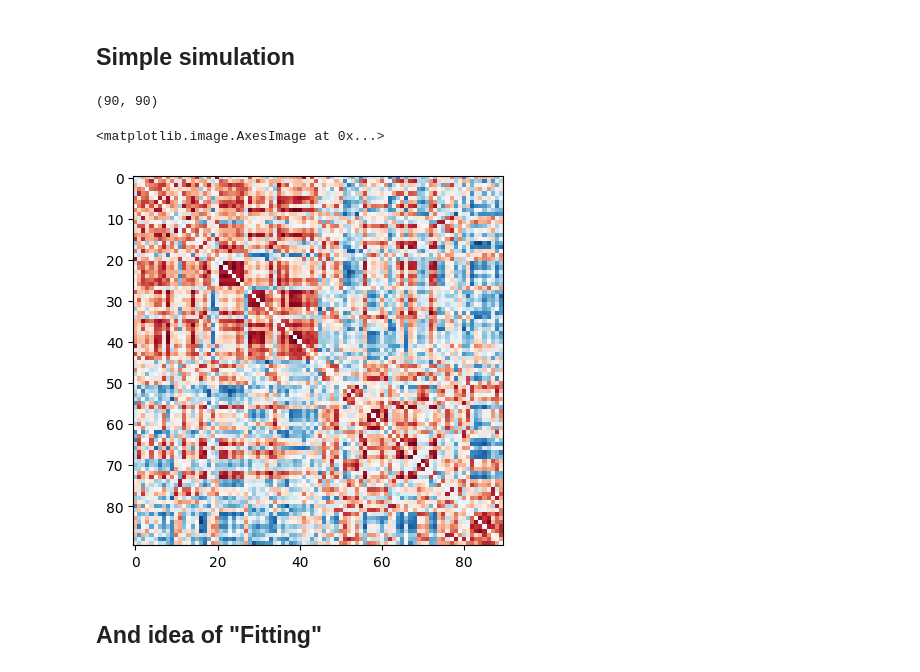
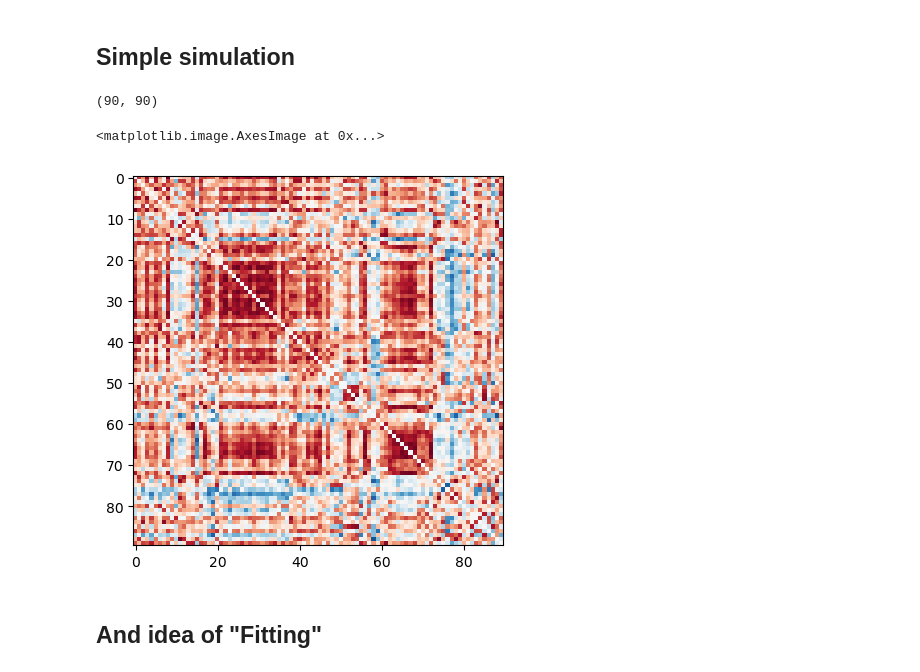
Before and after one commit to Picardian14/fastHDMF-code, a Jupyter notebook: notebooks/examples.ipynb, the cells around one changed output. Cells and saved outputs as stored; diff of their text form; code cells hidden in the pictures.

```diff
--- a/notebooks/examples.ipynb
+++ b/notebooks/examples.ipynb
@@ -10,34 +10,35 @@ from pathlib import Path
 from fastHDMF.helper_functions import filter_bold
 from matplotlib import pyplot as plt
 
 repo_root = Path.cwd() if (Path.cwd() / "data").exists() else Path.cwd().parent
 C = np.loadtxt(repo_root / "data/SCs/Averaged_SCs/aal/healthy_average.csv", delimiter=",")
 C = 0.2 * C / C.max()
 N = C.shape[0]
 
 G = 2.0
 nb_steps = 50_000
 TR = 2.0 # This should match the TR of the fMRI data, always ask this value
 seed = 1  # change for another realization; keep fixed for reproducibility
 burnout = 5  # discarded BOLD volumes. This is important because it takes some time for the system to reach a stable state.
 #              The first 5 volumes are discarded to avoid this transient effect.
 
 params = dmf.default_params(
     C=C, G=G, TR=TR, seed=seed,
     with_plasticity=False, with_decay=False,
     return_bold=True, return_rate=False, return_fic=False,
+    sn0=0.001, sg0=0.001
 )
 _, _, bold, _ = dmf.run(params, nb_steps) # The .run function returns rate_exc, rate_inh, bold, and fic.
                                           # We only need the BOLD signal for this example.
 filtered_bold = filter_bold(bold[:, burnout:], flp=0.01, fhp=0.1, tr=TR) # similarly, match the low and high pass filters used in the fMRI
 fc_matrix = np.corrcoef(filtered_bold)
 np.fill_diagonal(fc_matrix, 0.0)
 print(fc_matrix.shape)
 plt.imshow(fc_matrix, cmap="RdBu_r", vmin=-1, vmax=1)
 # %% [output]
 (90, 90)
 <matplotlib.image.AxesImage at 0x...>
-[figure, old version]
+[figure, new version]
 # %% [markdown]
 ## And idea of "Fitting"
 # %%
```
Also changed, not shown: parts of 2 cells of this notebook, 6 other files.
